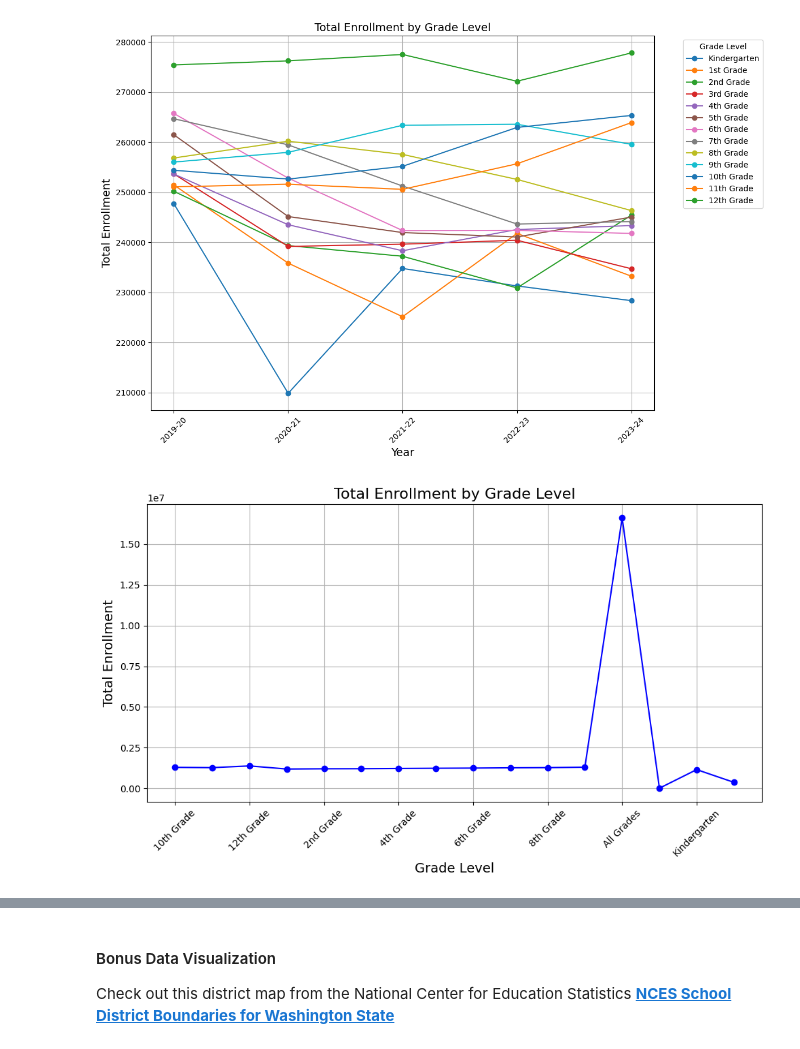
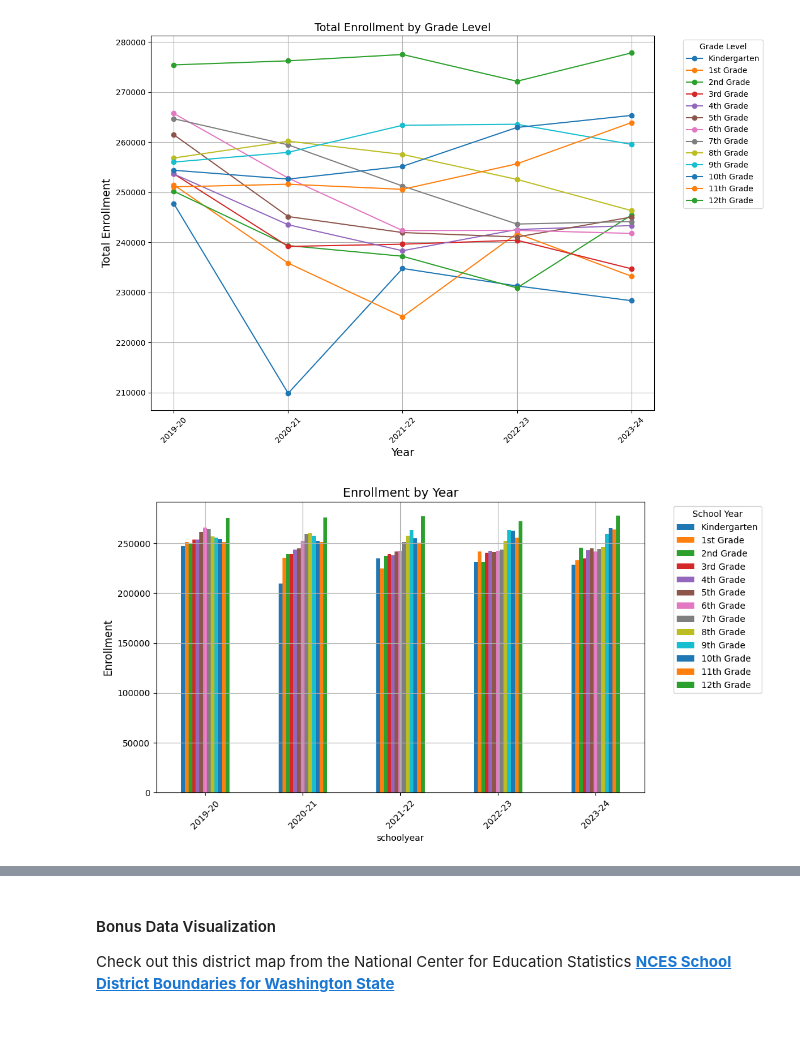
Before and after one commit to ambermocalis/WA-State-School-Enrollment-Report-2019-2024, a Jupyter notebook: Group Case/documentation.amocalis_OSPI.ipynb, the cells around one changed output, grey strips where cells are left out. Cells and saved outputs as stored; diff of their text form; code cells hidden in the pictures.

Commit message:
Added in bar charts

```diff
--- a/Group Case/documentation.amocalis_OSPI.ipynb
+++ b/Group Case/documentation.amocalis_OSPI.ipynb
@@ -281,19 +273,15 @@ enrollment_data
-# %%
-filtered_df = df[~df['GradeLevel'].isin(['All Students', 'Half-day Kindergarten'])] # Filter out 'All Students' and 'Half-day Kindergarten' from the grade level
-
-# Group by grade level and find total enrollment by grade level
-grade_enrollment = concat_df.groupby('gradelevel')['all students'].sum()
-
-# Plot the data
-plt.figure(figsize=(10, 6))
-grade_enrollment.plot(kind='line', marker='o', color='b')
-
-plt.title('Total Enrollment by Grade Level', fontsize=16)
-plt.xlabel('Grade Level', fontsize=14)
-plt.ylabel('Total Enrollment', fontsize=14)
-plt.grid(True)
-plt.xticks(rotation=45)  # Rotate x-axis labels if needed
-plt.tight_layout()
-plt.show()
-# %% [output]
-[figure, removed]
+# %%
+enrollment_data_by_year = concat_df.pivot_table(values="all students", index="schoolyear", columns="gradelevel", aggfunc="sum")
+enrollment_data_by_year = enrollment_data_by_year.reindex(columns=custom_index_order)
+
+
+# Plot the data in a bar chart
+ax = enrollment_data_by_year.plot(kind='bar', figsize=(10, 6))
+plt.title('Enrollment by Year', fontsize=14)
+plt.ylabel('Enrollment', fontsize=12)
+plt.grid(True)
+plt.xticks(rotation=45)  # Rotate x-axis labels for visibility
+plt.legend(title='School Year', bbox_to_anchor=(1.05, 1), loc='upper left')
+plt.show()
+# %% [output]
+[figure, added]
```
Also changed, not shown: parts of 5 cells of this notebook.
